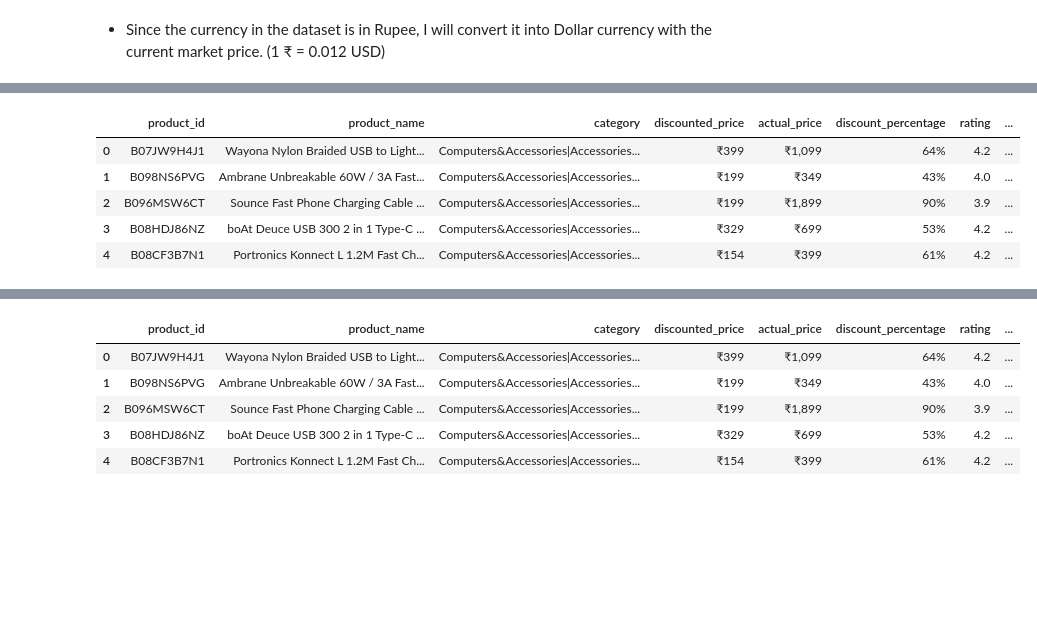
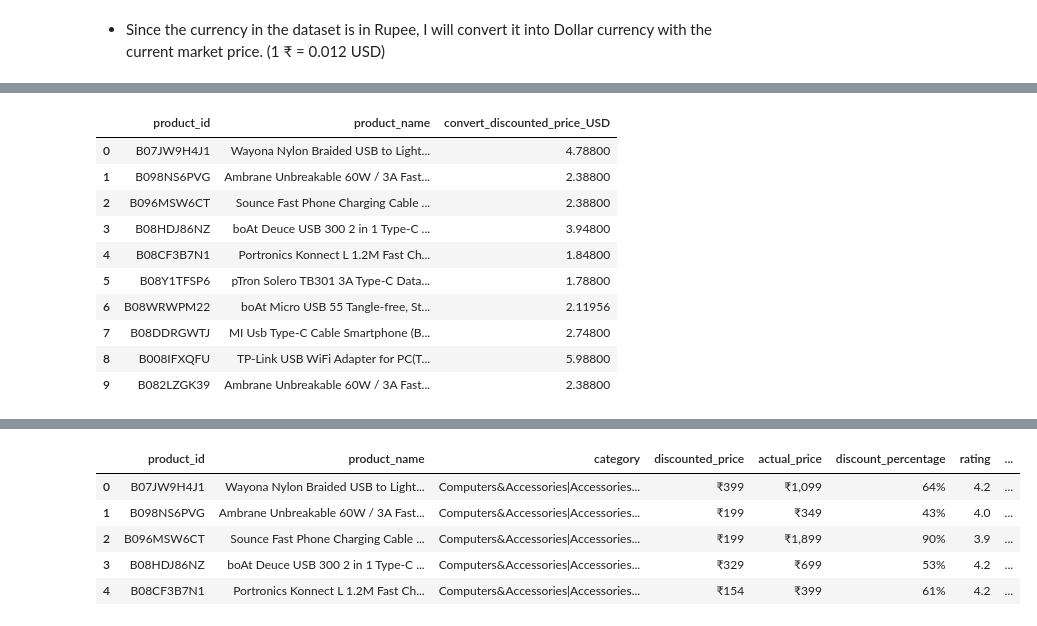
Before and after one commit to calvinhoang203/Analysis-of-Amazon-Sales-Trend, a Jupyter notebook: Amazon Sales Trend.ipynb, the cells around one changed output, grey strips where cells are left out. Saved outputs shown, nothing was run; the diff lists cells and outputs as text; code cells hidden in the pictures; blank space fills up the shorter version.

```diff
--- a/Amazon Sales Trend.ipynb
+++ b/Amazon Sales Trend.ipynb
@@ -229,8 +229,7 @@ convert_actual_price_USD = [] # an empty list
 for index, row in amazon_data.iterrows():
     convert_actual_price_USD.append(str(row['actual_price']).replace(',', '').replace('₹', '')) # Remove both '₹' and ','
 convert_actual_price_USD = [float(i) for i in convert_actual_price_USD]
-for x in convert_actual_price_USD:
-    convert_actual_price_USD[x] = convert_actual_price_USD[x] / 0.012
+convert_actual_price_USD = [price * 0.012 for price in convert_actual_price_USD] # convert prices to dollars using the exchange rate (0.012)
 amazon_data['convert_actual_price_USD'] = convert_actual_price_USD
-amazon_data.head()
+amazon_data.iloc[0:10, [0,1,18]]
 # %% [output]
@@ -238,17 +247,23 @@ TypeError: list indices must be integers or slices, not float
 # %%
 # Convert the type of 'discounted_price' column from string to float
-convert_discounted_price = [] # an empty list
+convert_discounted_price_USD = [] # an empty list
 for index, row in amazon_data.iterrows():
-    convert_discounted_price.append(str(row['discounted_price']).replace(',', '').replace('₹', '')) # Remove both '₹' and ','
-convert_discounted_price = [float(i) for i in convert_discounted_price]
-amazon_data['convert_discounted_price'] = convert_discounted_price
-amazon_data.head(5)
+    convert_discounted_price_USD.append(str(row['discounted_price']).replace(',', '').replace('₹', '')) # Remove both '₹' and ','
+convert_discounted_price_USD = [float(i) for i in convert_discounted_price_USD]
+convert_discounted_price_USD = [price * 0.012 for price in convert_discounted_price_USD] # convert prices to dollars using the exchange rate (0.012)
+amazon_data['convert_discounted_price_USD'] = convert_discounted_price_USD
+amazon_data.iloc[0:10, [0,1,19]]
 # %% [output]
-|  | product_id | product_name | category | discounted_price | actual_price | discount_percentage | rating | ... |
-| 0 | B07JW9H4J1 | Wayona Nylon Braided USB to Light... | Computers&Accessories|Accessories... | ₹399 | ₹1,099 | 64% | 4.2 | ... |
-| 1 | B098NS6PVG | Ambrane Unbreakable 60W / 3A Fast... | Computers&Accessories|Accessories... | ₹199 | ₹349 | 43% | 4.0 | ... |
-| 2 | B096MSW6CT | Sounce Fast Phone Charging Cable ... | Computers&Accessories|Accessories... | ₹199 | ₹1,899 | 90% | 3.9 | ... |
-| 3 | B08HDJ86NZ | boAt Deuce USB 300 2 in 1 Type-C ... | Computers&Accessories|Accessories... | ₹329 | ₹699 | 53% | 4.2 | ... |
-| 4 | B08CF3B7N1 | Portronics Konnect L 1.2M Fast Ch... | Computers&Accessories|Accessories... | ₹154 | ₹399 | 61% | 4.2 | ... |
+|  | product_id | product_name | convert_discounted_price_USD |
+| 0 | B07JW9H4J1 | Wayona Nylon Braided USB to Light... | 4.78800 |
+| 1 | B098NS6PVG | Ambrane Unbreakable 60W / 3A Fast... | 2.38800 |
+| 2 | B096MSW6CT | Sounce Fast Phone Charging Cable ... | 2.38800 |
+| 3 | B08HDJ86NZ | boAt Deuce USB 300 2 in 1 Type-C ... | 3.94800 |
+| 4 | B08CF3B7N1 | Portronics Konnect L 1.2M Fast Ch... | 1.84800 |
+| 5 | B08Y1TFSP6 | pTron Solero TB301 3A Type-C Data... | 1.78800 |
+| 6 | B08WRWPM22 | boAt Micro USB 55 Tangle-free, St... | 2.11956 |
+| 7 | B08DDRGWTJ | MI Usb Type-C Cable Smartphone (B... | 2.74800 |
+| 8 | B008IFXQFU | TP-Link USB WiFi Adapter for PC(T... | 5.98800 |
+| 9 | B082LZGK39 | Ambrane Unbreakable 60W / 3A Fast... | 2.38800 |
 # %%
 # Calculate the discount amount for each product
```
Also changed, not shown: parts of 6 cells of this notebook.
